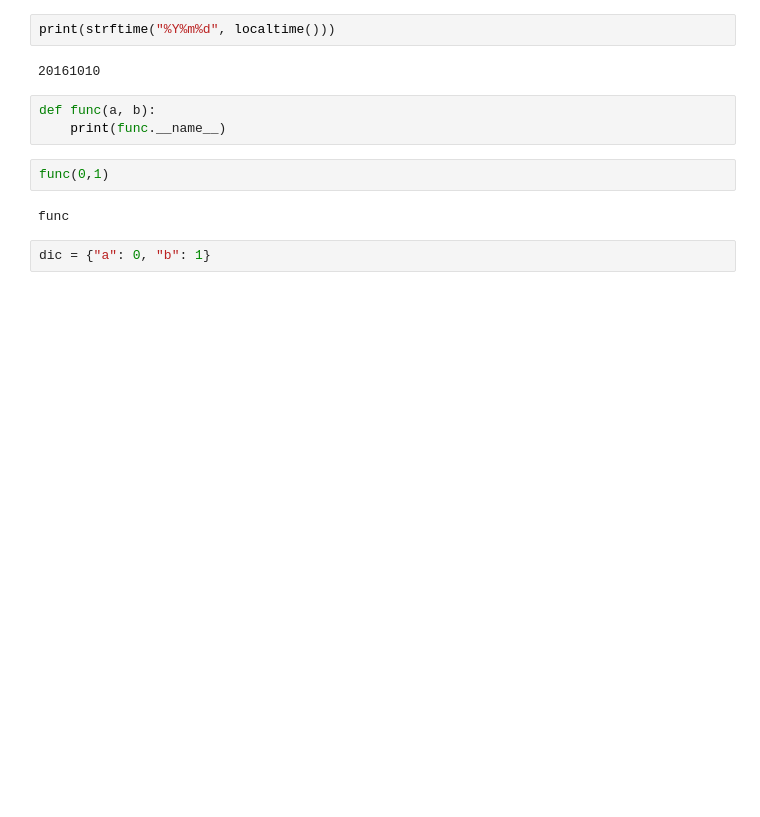
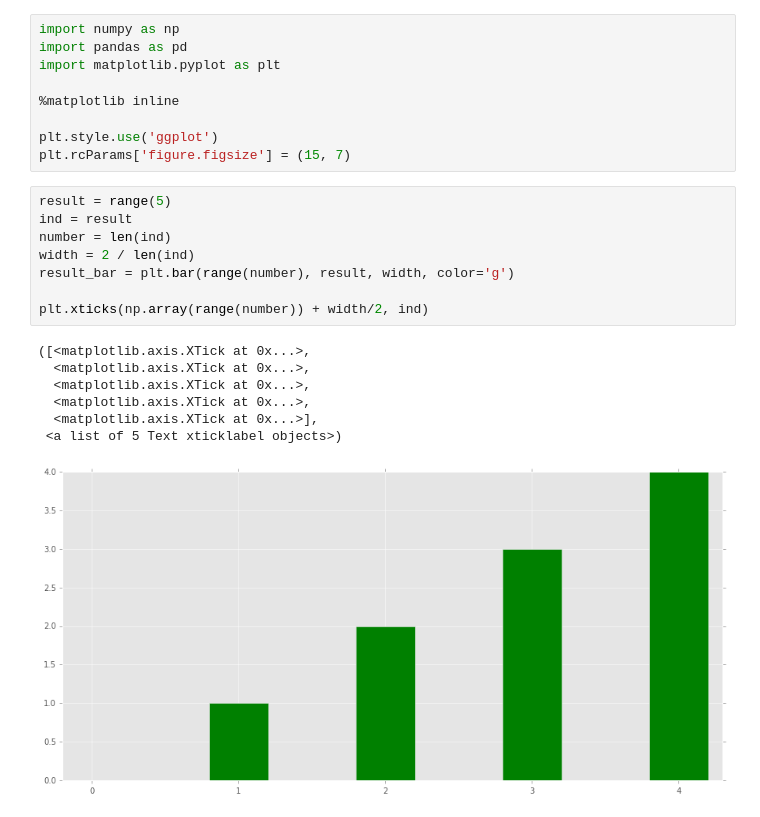
Before and after one commit to avgaydashenko/cuddly-robot, a Jupyter notebook: Test.ipynb, the cells around one changed output. Saved outputs shown, nothing was run; the diff lists cells and outputs as text; blank space fills up the shorter version.

```diff
--- a/Test.ipynb
+++ b/Test.ipynb
@@ -23,13 +1,25 @@ print(strftime("%Y-%m-%d %H:%M:%S", localtime()))
-# %%
-print(strftime("%Y%m%d", localtime()))
-# %% [output]
-20161010
-# %%
-def func(a, b):
-    print(func.__name__)
-# %%
-func(0,1)
-# %% [output]
-func
-# %%
-dic = {"a": 0, "b": 1}
+# %%
+import numpy as np
+import pandas as pd
+import matplotlib.pyplot as plt
+
+%matplotlib inline
+
+plt.style.use('ggplot')
+plt.rcParams['figure.figsize'] = (15, 7)
+# %%
+result = range(5)
+ind = result
+number = len(ind)
+width = 2 / len(ind)
+result_bar = plt.bar(range(number), result, width, color='g')
+
+plt.xticks(np.array(range(number)) + width/2, ind)
+# %% [output]
+([<matplotlib.axis.XTick at 0x...>,
+  <matplotlib.axis.XTick at 0x...>,
+  <matplotlib.axis.XTick at 0x...>,
+  <matplotlib.axis.XTick at 0x...>,
+  <matplotlib.axis.XTick at 0x...>],
+ <a list of 5 Text xticklabel objects>)
+[figure, added]
```
Also changed, not shown: parts of 3 cells of this notebook, 2 other files.
